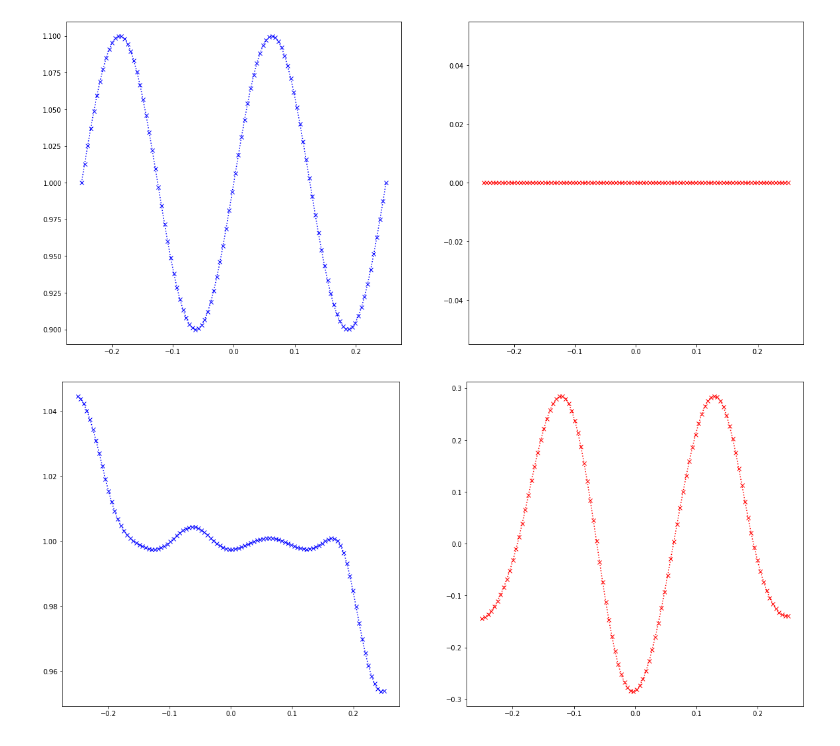
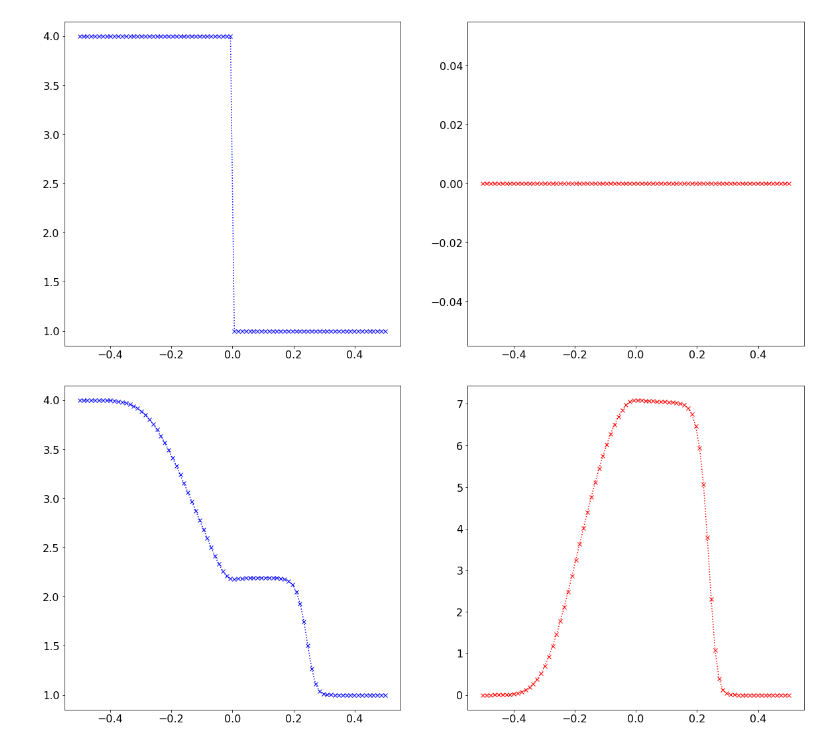
Before and after one commit to honzapulpan/fav-SNM2, a Jupyter notebook: notebooks/honza-test.ipynb, the cells around one changed output. Cells and saved outputs as stored; diff of their text form; code cells hidden in the pictures.

```diff
--- a/notebooks/honza-test.ipynb
+++ b/notebooks/honza-test.ipynb
@@ -5,6 +5,7 @@ import tvd
 from riemann import shallow_roe_1D, shallow_hll_1D
 
 plt.rcParams["figure.figsize"] = (20,9)
+plt.rcParams['font.size'] = '16'
 # %%
 # nastavení parametrů
 # constants
@@ -111,9 +126,10 @@ def shallow_sol(q_state,
 
     return q_state
 # %%
-Q = shallow_ic(N, 3)
-Q_roe = shallow_sol(Q, Nt, problem_data, dtdx, print_sol=True)
+# 1st order, Roe Riemann solver
+Q = shallow_ic(N, 1)
+Q_roe = shallow_sol(Q, Nt, problem_data, dtdx, plot_sol=True)
 # %% [output]
-[figure, old version]
+[figure, new version]
-[figure, old version]
+[figure, new version]
 # %%
```
Also changed, not shown: parts of 7 cells of this notebook, 1 other file.
